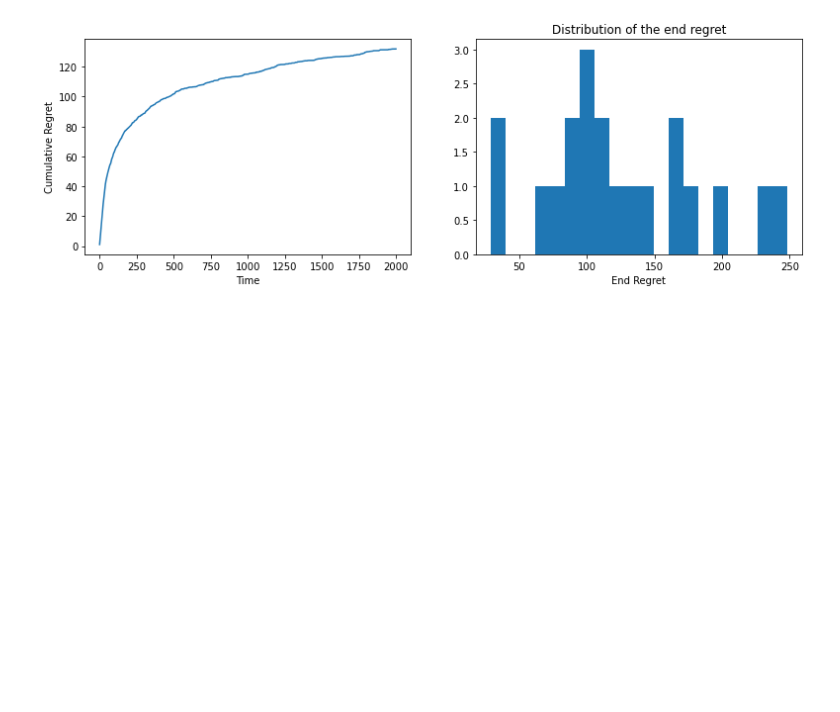
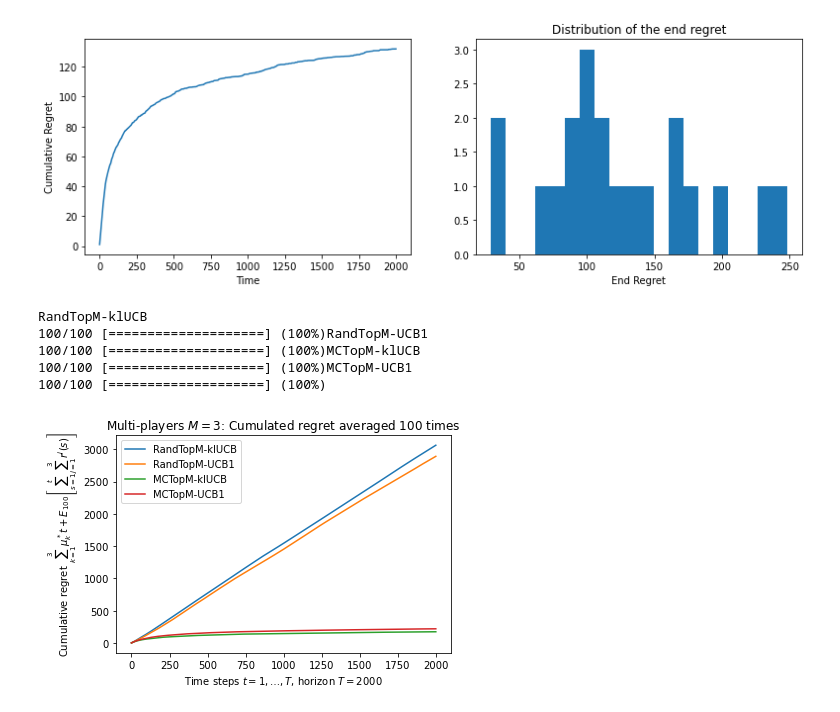
Before and after one commit to juliennonin/multiplayer-bandits, a Jupyter notebook: sandbox.ipynb, the cells around one changed output. Saved outputs shown, nothing was run; the diff lists cells and outputs as text; code cells hidden in the pictures; blank space fills up the shorter version.

Commit message:
Try multiple strategies on one bandit pb

```diff
--- a/sandbox.ipynb
+++ b/sandbox.ipynb
@@ -41,3 +40,37 @@ plt.xlabel("End Regret")
 plt.show()
 # %% [output]
 [figure]
+# %%
+bandit = BernoulliMAB([p / 10 for p in range(1, 10)])
+K, M = bandit.nb_arms, 3
+
+mctop_klucb = [PlayerMCTop(K, M, KlUCBPolicy([Bernoulli for _ in range(K)])) for _ in range(M)]
+randtop_klucb = [PlayerRandTop(K, M, KlUCBPolicy([Bernoulli for _ in range(K)])) for _ in range(M)]
+mctop_ucb1 = [PlayerMCTop(K, M, UCB1Policy(0.5)) for _ in range(M)]
+randtop_ucb1 = [PlayerRandTop(K, M, UCB1Policy(0.5)) for _ in range(M)]
+strategies = {"RandTopM-klUCB": randtop_klucb, "RandTopM-UCB1": randtop_ucb1, "MCTopM-klUCB": mctop_klucb, "MCTopM-UCB1": mctop_ucb1}
+# %%
+time_horizon, N_runs = 2000, 100
+cum_regrets = {strategy: None for strategy in strategies}
+for name, players in strategies.items():
+    print(name)
+    cum_regret, end_regret = multiple_runs(MultiplayerEnv(bandit, players, time_horizon), N_runs)
+    cum_regrets[name] = cum_regret
+    print()
+# %% [output]
+RandTopM-klUCB
+100/100 [====================] (100%)RandTopM-UCB1
+100/100 [====================] (100%)MCTopM-klUCB
+100/100 [====================] (100%)MCTopM-UCB1
+100/100 [====================] (100%)
+# %%
+for name, cum_regret in cum_regrets.items():
+    plt.plot(cum_regret, label=name)
+
+plt.xlabel(fr"Time steps $t=1, \dots, T$, horizon $T={time_horizon}$")
+plt.ylabel(fr"Cumulative regret $\sum_{{k=1}}^{{{M}}} \mu_k^* t + E_{{{N_runs}}}\left[\sum_{{s=1}}^t\sum_{{j=1}}^{M}r^j(s)\right]$")
+plt.title(fr"Multi-players $M={M}$: Cumulated regret averaged {N_runs} times")
+plt.legend()
+plt.show()
+# %% [output]
+[figure, added]
```
Also changed, not shown: parts of 2 cells of this notebook.
